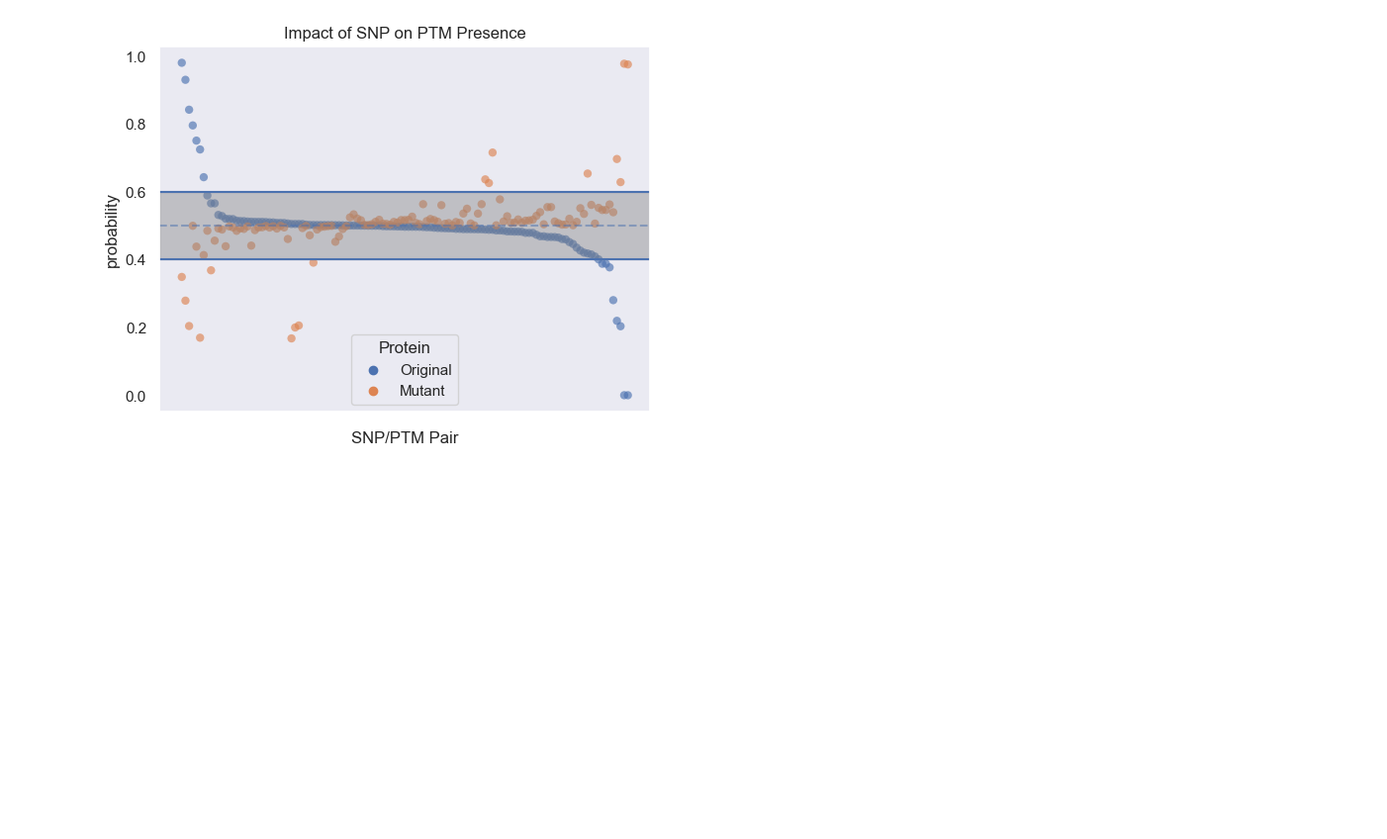
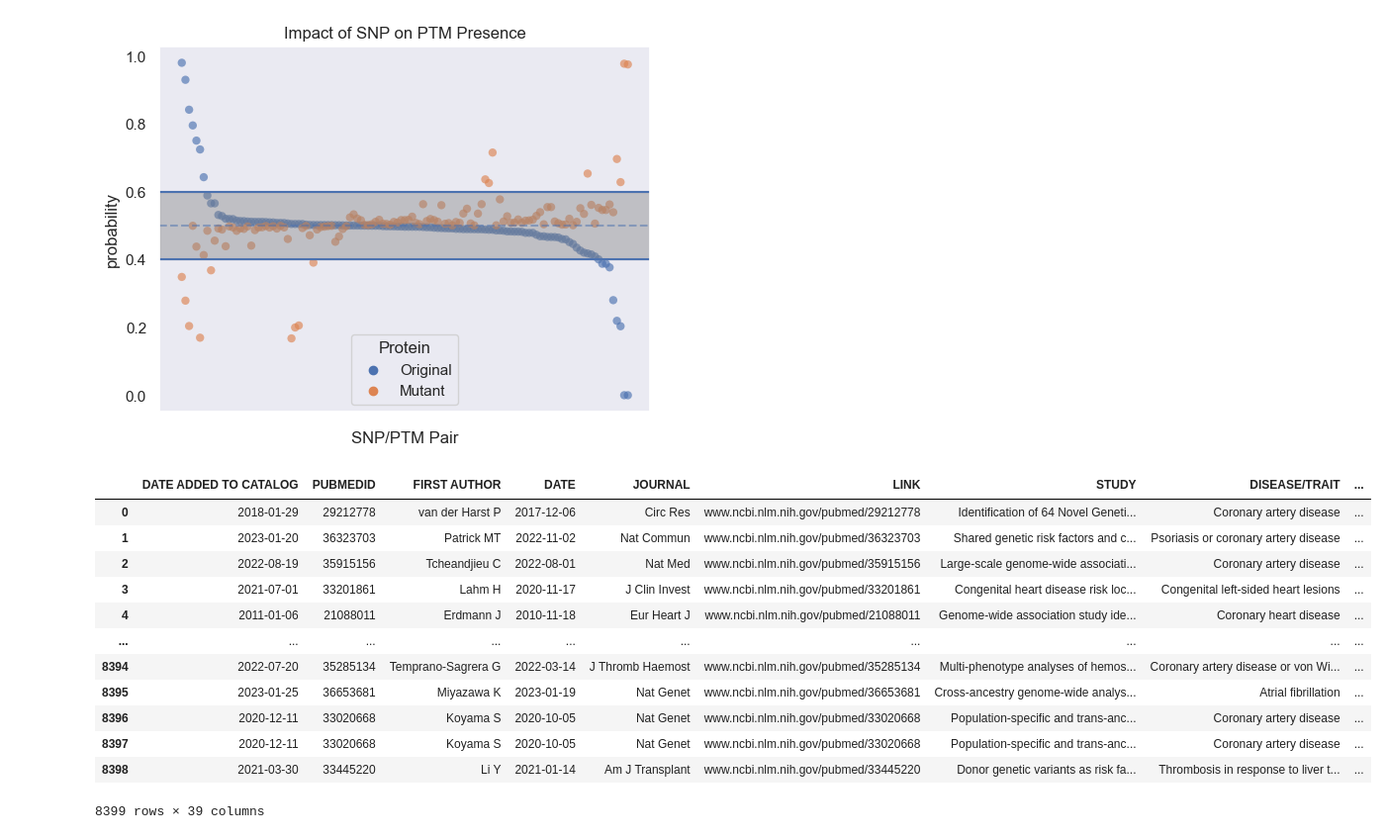
Before and after one commit to rainearcher/mind-snp-nb, a Jupyter notebook: mind-snp.ipynb, the cells around one changed output. Shown at 99% size. Saved outputs shown, nothing was run; the diff lists cells and outputs as text; code cells hidden in the pictures; blank space fills up the shorter version.

```diff
--- a/mind-snp.ipynb
+++ b/mind-snp.ipynb
@@ -126,0 +129,18 @@ plot_pairs(res_df)
+# %%
+CATALOG_PATH = 'Impacted SNPs catalog.xlsx'
+gwas_data = load_gwas_catalog(CATALOG_PATH)
+gwas_data
+# %% [output]
+|  | DATE ADDED TO CATALOG | PUBMEDID | FIRST AUTHOR | DATE | JOURNAL | LINK | STUDY | DISEASE/TRAIT | ... |
+| 0 | 2018-01-29 | 29212778 | van der Harst P | 2017-12-06 | Circ Res | www.ncbi.nlm.nih.gov/pubmed/29212778 | Identification of 64 Novel Geneti... | Coronary artery disease | ... |
+| 1 | 2023-01-20 | 36323703 | Patrick MT | 2022-11-02 | Nat Commun | www.ncbi.nlm.nih.gov/pubmed/36323703 | Shared genetic risk factors and c... | Psoriasis or coronary artery disease | ... |
+| 2 | 2022-08-19 | 35915156 | Tcheandjieu C | 2022-08-01 | Nat Med | www.ncbi.nlm.nih.gov/pubmed/35915156 | Large-scale genome-wide associati... | Coronary artery disease | ... |
+| 3 | 2021-07-01 | 33201861 | Lahm H | 2020-11-17 | J Clin Invest | www.ncbi.nlm.nih.gov/pubmed/33201861 | Congenital heart disease risk loc... | Congenital left-sided heart lesions | ... |
+| 4 | 2011-01-06 | 21088011 | Erdmann J | 2010-11-18 | Eur Heart J | www.ncbi.nlm.nih.gov/pubmed/21088011 | Genome-wide association study ide... | Coronary heart disease | ... |
+| ... | ... | ... | ... | ... | ... | ... | ... | ... | ... |
+| 8394 | 2022-07-20 | 35285134 | Temprano-Sagrera G | 2022-03-14 | J Thromb Haemost | www.ncbi.nlm.nih.gov/pubmed/35285134 | Multi-phenotype analyses of hemos... | Coronary artery disease or von Wi... | ... |
+| 8395 | 2023-01-25 | 36653681 | Miyazawa K | 2023-01-19 | Nat Genet | www.ncbi.nlm.nih.gov/pubmed/36653681 | Cross-ancestry genome-wide analys... | Atrial fibrillation | ... |
+| 8396 | 2020-12-11 | 33020668 | Koyama S | 2020-10-05 | Nat Genet | www.ncbi.nlm.nih.gov/pubmed/33020668 | Population-specific and trans-anc... | Coronary artery disease | ... |
+| 8397 | 2020-12-11 | 33020668 | Koyama S | 2020-10-05 | Nat Genet | www.ncbi.nlm.nih.gov/pubmed/33020668 | Population-specific and trans-anc... | Coronary artery disease | ... |
+| 8398 | 2021-03-30 | 33445220 | Li Y | 2021-01-14 | Am J Transplant | www.ncbi.nlm.nih.gov/pubmed/33445220 | Donor genetic variants as risk fa... | Thrombosis in response to liver t... | ... |
+8399 rows × 39 columns
```
Also changed, not shown: parts of 5 cells of this notebook, 1 other file.
